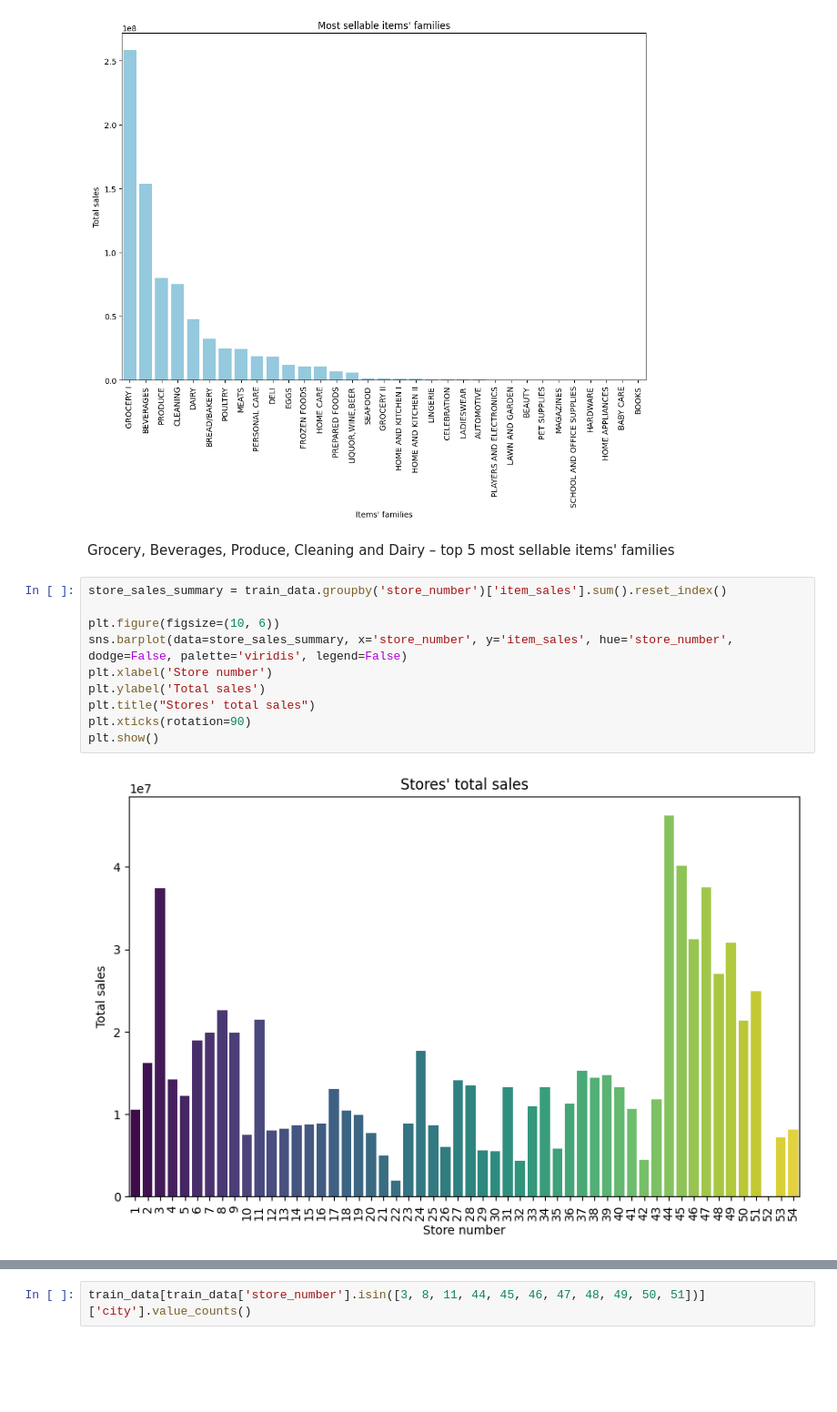
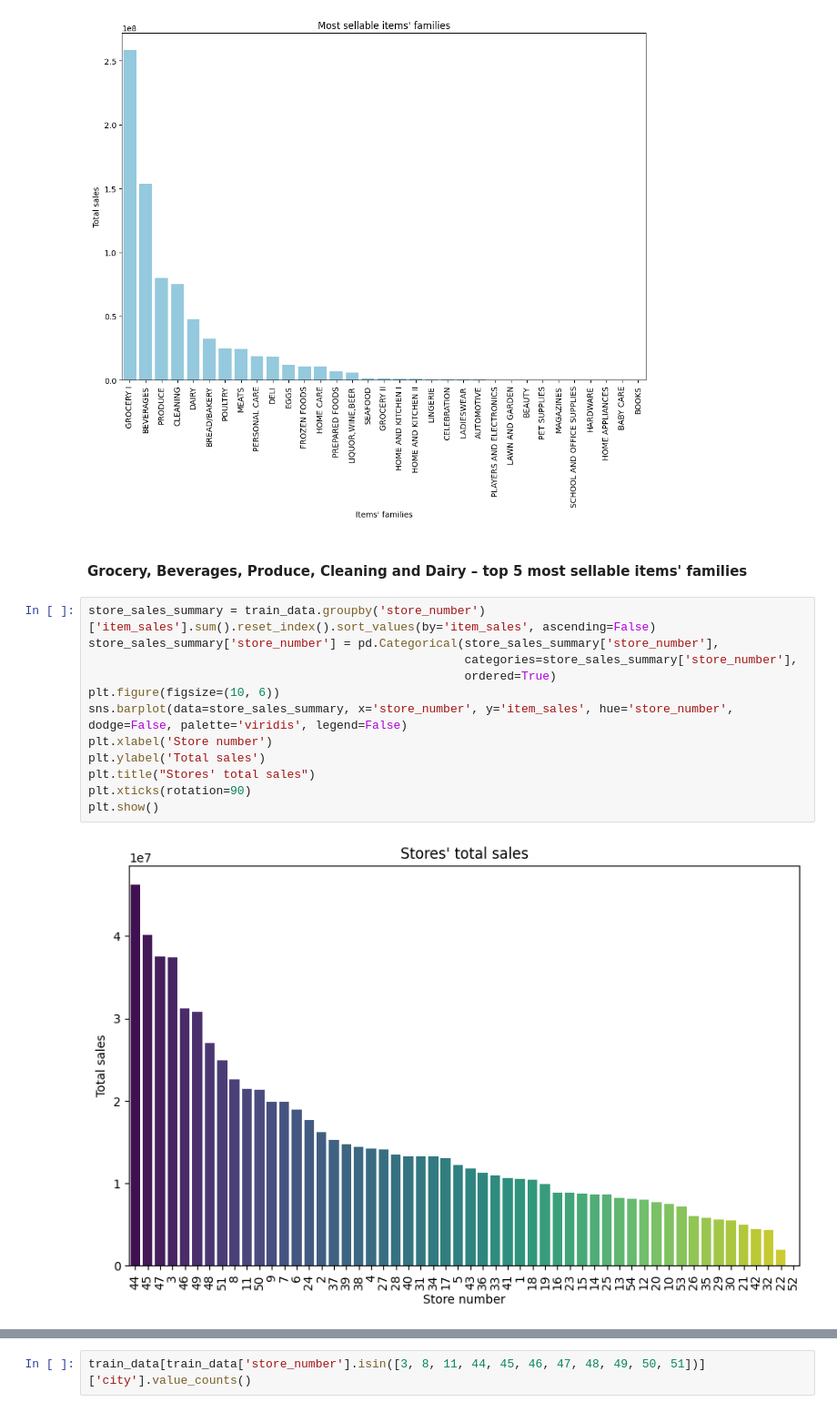
Before and after one commit to StanislavYatsevich/Store_Sales, a Jupyter notebook: notebooks/EDA.ipynb, the cells around one changed output, grey strips where cells are left out. Shown at 91% size. Drawn from its saved outputs; the diff is of its cells as text; blank space fills up the shorter version.

```diff
--- a/notebooks/EDA.ipynb
+++ b/notebooks/EDA.ipynb
@@ -294,17 +299,19 @@ plt.show()
 # %% [output]
 [figure]
 # %% [markdown]
-Grocery, Beverages, Produce, Cleaning and Dairy – top 5 most sellable items' families
+#### Grocery, Beverages, Produce, Cleaning and Dairy – top 5 most sellable items' families
 # %%
-store_sales_summary = train_data.groupby('store_number')['item_sales'].sum().reset_index()
-
+store_sales_summary = train_data.groupby('store_number')['item_sales'].sum().reset_index().sort_values(by='item_sales', ascending=False)
+store_sales_summary['store_number'] = pd.Categorical(store_sales_summary['store_number'],
+                                                     categories=store_sales_summary['store_number'],
+                                                     ordered=True)
 plt.figure(figsize=(10, 6))
 sns.barplot(data=store_sales_summary, x='store_number', y='item_sales', hue='store_number', dodge=False, palette='viridis', legend=False)
 plt.xlabel('Store number')
 plt.ylabel('Total sales')
 plt.title("Stores' total sales")
 plt.xticks(rotation=90)
 plt.show()
 # %% [output]
-[figure, old version]
+[figure, new version]
 # %% [markdown]
```
Also changed, not shown: parts of 60 cells of this notebook.
